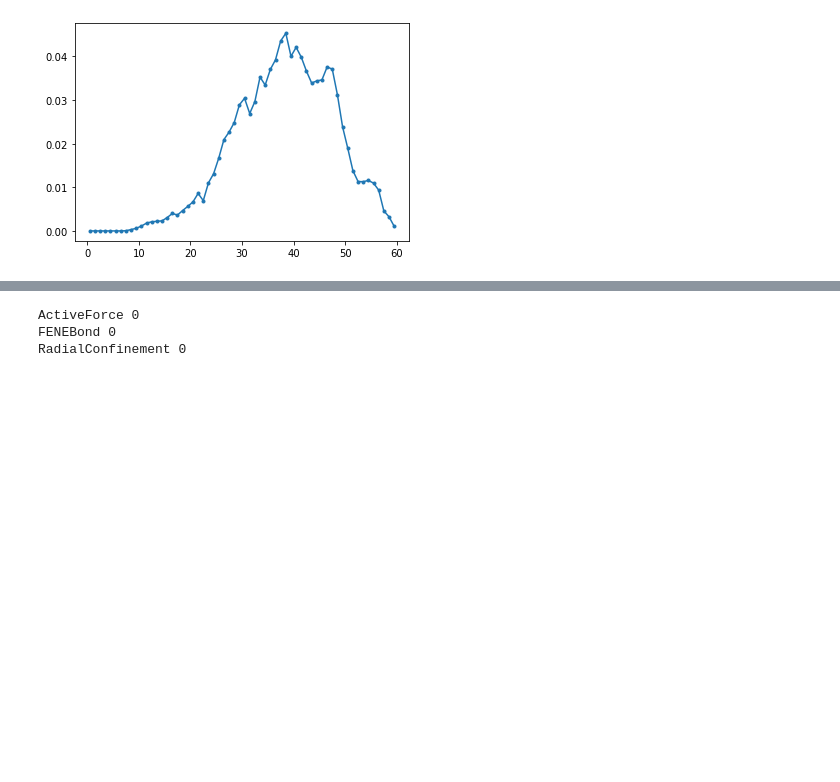
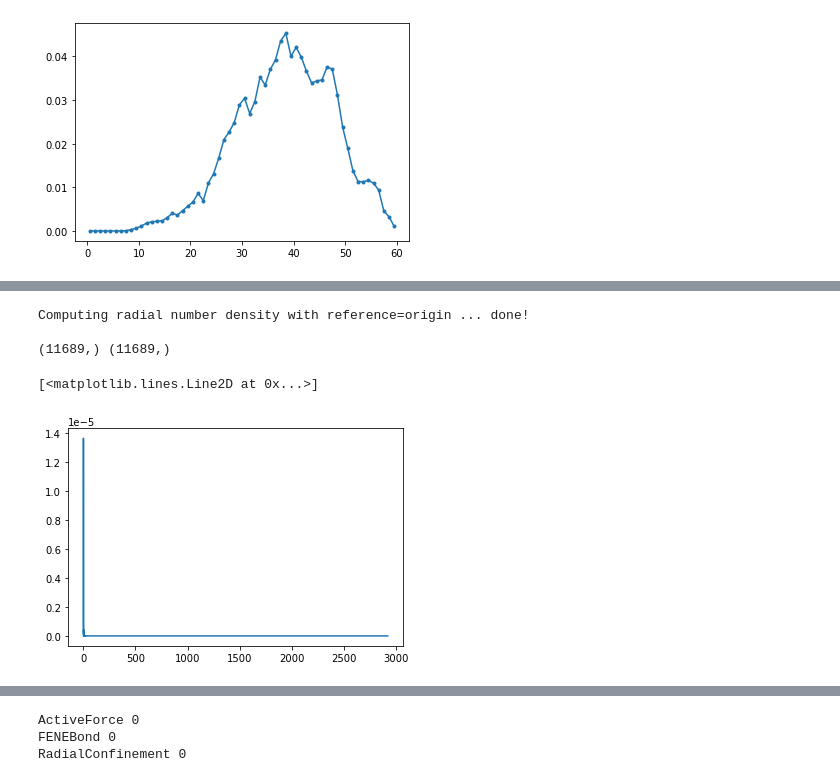
Before and after one commit to s-brahmachari/Active-noise-simulations, a Jupyter notebook: sim_codes/sim_run_test.ipynb, the cells around one changed output, grey strips where cells are left out. Cells and saved outputs as stored; diff of their text form; code cells hidden in the pictures; blank space fills up the shorter version.

```diff
--- a/sim_codes/sim_run_test.ipynb
+++ b/sim_codes/sim_run_test.ipynb
@@ -211,0 +130,4 @@ True
+# %%
+traj=AT.AnalyzeTrajectory(datapath='../../data/SAC_exp_free/sample_traj/', datafile='traj_SAC_exp_T200.0_F1.0_Ta10.0_Esoft4.0_R00.0_G100_blocksize100_kb10.0_dt0.001_kr30.0_positions.npy',
+top_file='input_files/chr_top.txt',
+seq_file='input_files/allA100_seq.txt')
@@ -211,0 +150,11 @@ True
+# %%
+rad_dens_hist, bins = traj.compute_comRadNumDens(dr=0.25)
+
+print(rad_dens_hist.shape,bins.shape)
+plt.plot(bins,rad_dens_hist)
+# %% [output]
+Computing radial number density with reference=origin ... done!
+
+(11689,) (11689,)
+[<matplotlib.lines.Line2D at 0x...>]
+[figure, added]
```
Also changed, not shown: parts of 6 cells of this notebook, 3 other files.
